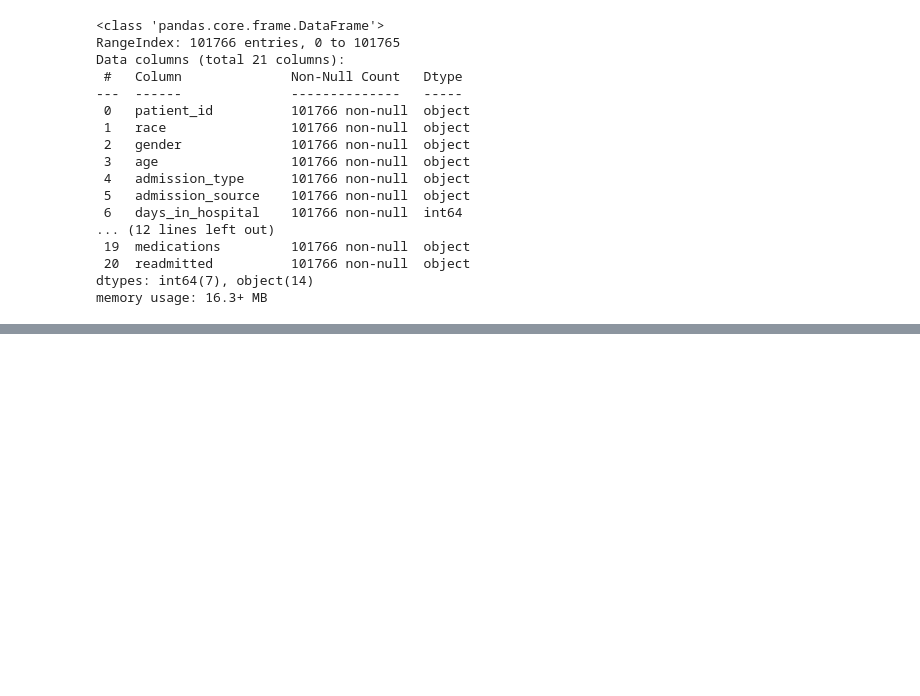
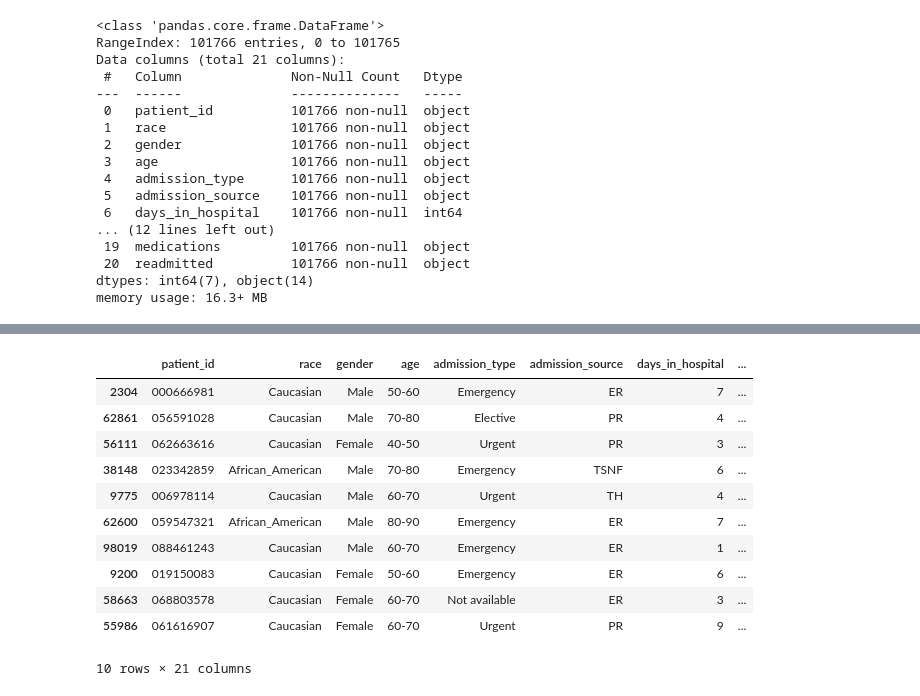
Before and after one commit to Merci93/Diabetes_in_the_US, a Jupyter notebook: US_diabetes_Analysis.ipynb, the cells around one changed output, grey strips where cells are left out. Cells and saved outputs as stored; diff of their text form; code cells hidden in the pictures; blank space fills up the shorter version.

```diff
--- a/US_diabetes_Analysis.ipynb
+++ b/US_diabetes_Analysis.ipynb
@@ -505,8 +509,8 @@ Name: medical_specialty, Length: 73, dtype: int64
 # %% [markdown]
 <span style = 'color:blue'>Issue 5</span>
 # %%
-diabetes['admission_type'].replace({1:'Emergency', 2:'Urgent', 3:'Elective', 4:'New_born', 5:'Not_available',
-                                    6:'Not_available',7:'Trauma_center', 8:'Not_available'}, inplace = True)
+diabetes['admission_type'].replace({1:'Emergency', 2:'Urgent', 3:'Elective', 4:'New born', 5:'Not available',
+                                    6:'Not available',7:'Trauma center', 8:'Not available'}, inplace = True)
 # %%
 count(diabetes, 'diabetes', 'admission_type')
 # %% [output]
@@ -606,7 +610,8 @@ All good!!!
 # %% [markdown]
 <span style = 'color:blue'>Issue 8</span>
 # %%
-diabetes['A1C_result'].replace({'>8':'Greater than 8', '>7':'Greater than 7'}, inplace = True)
+diabetes['A1C_result'].replace({'>8':'Greater than 8', '>7':'Greater than 7', 'None':'No test'}, inplace = True)
+diabetes['glucose_serum'].replace({'>200':'Greater than 200', '>300':'Greater than 300', 'None':'No test'}, inplace = True)
 # %%
 count(diabetes, 'diabetes', 'A1C_result')
 # %% [output]
@@ -730,0 +725,15 @@ diabetes
+# %%
+diabetes.sample(10)
+# %% [output]
+|  | patient_id | race | gender | age | admission_type | admission_source | days_in_hospital | ... |
+| 2304 | 000666981 | Caucasian | Male | 50-60 | Emergency | ER | 7 | ... |
+| 62861 | 056591028 | Caucasian | Male | 70-80 | Elective | PR | 4 | ... |
+| 56111 | 062663616 | Caucasian | Female | 40-50 | Urgent | PR | 3 | ... |
+| 38148 | 023342859 | African_American | Male | 70-80 | Emergency | TSNF | 6 | ... |
+| 9775 | 006978114 | Caucasian | Male | 60-70 | Urgent | TH | 4 | ... |
+| 62600 | 059547321 | African_American | Male | 80-90 | Emergency | ER | 7 | ... |
+| 98019 | 088461243 | Caucasian | Male | 60-70 | Emergency | ER | 1 | ... |
+| 9200 | 019150083 | Caucasian | Female | 50-60 | Emergency | ER | 6 | ... |
+| 58663 | 068803578 | Caucasian | Female | 60-70 | Not available | ER | 3 | ... |
+| 55986 | 061616907 | Caucasian | Female | 60-70 | Urgent | PR | 9 | ... |
+10 rows × 21 columns
```
Also changed, not shown: parts of 29 cells of this notebook.
